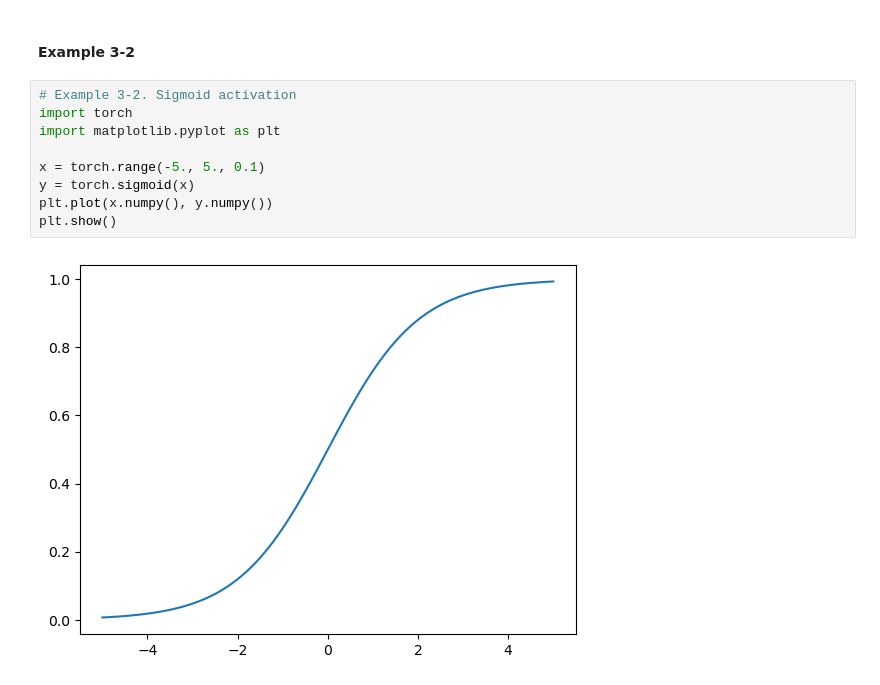
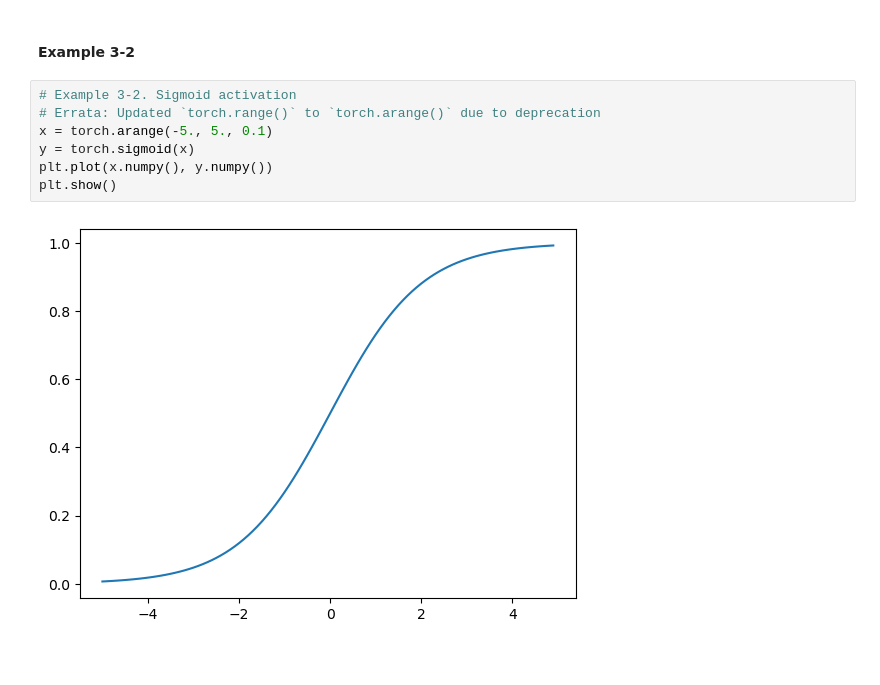
Before and after one commit to ciioprof0/PyTorchNLPBook, a Jupyter notebook: chapters/chapter_3/examples_3.ipynb, the cells around one changed output. Saved outputs shown, nothing was run; the diff lists cells and outputs as text.

```diff
--- a/chapters/chapter_3/examples_3.ipynb
+++ b/chapters/chapter_3/examples_3.ipynb
@@ -50,12 +52,10 @@ class Perceptron(nn.Module):
 #### Example 3-2
 # %%
 # Example 3-2. Sigmoid activation
-import torch
-import matplotlib.pyplot as plt
-
-x = torch.range(-5., 5., 0.1)
+# Errata: Updated `torch.range()` to `torch.arange()` due to deprecation
+x = torch.arange(-5., 5., 0.1)
 y = torch.sigmoid(x)
 plt.plot(x.numpy(), y.numpy())
 plt.show()
 # %% [output]
-[figure, old version]
+[figure, new version]
```
Also changed, not shown: parts of 71 cells of this notebook, 10 other files.
